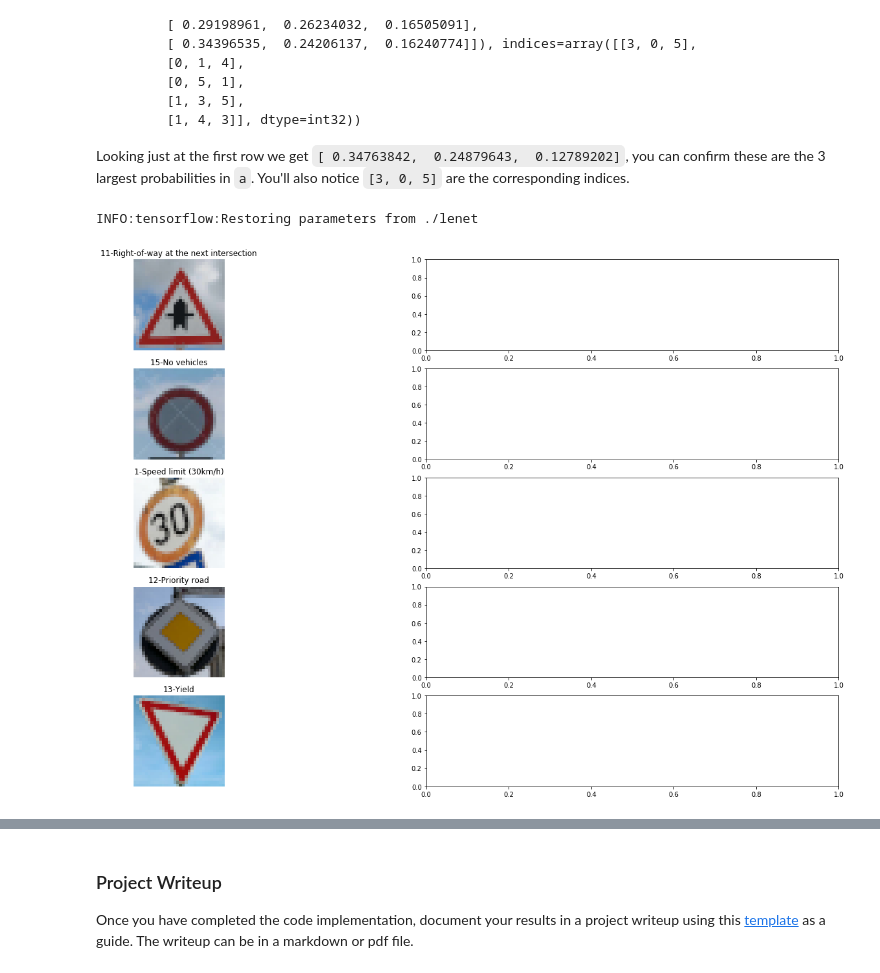
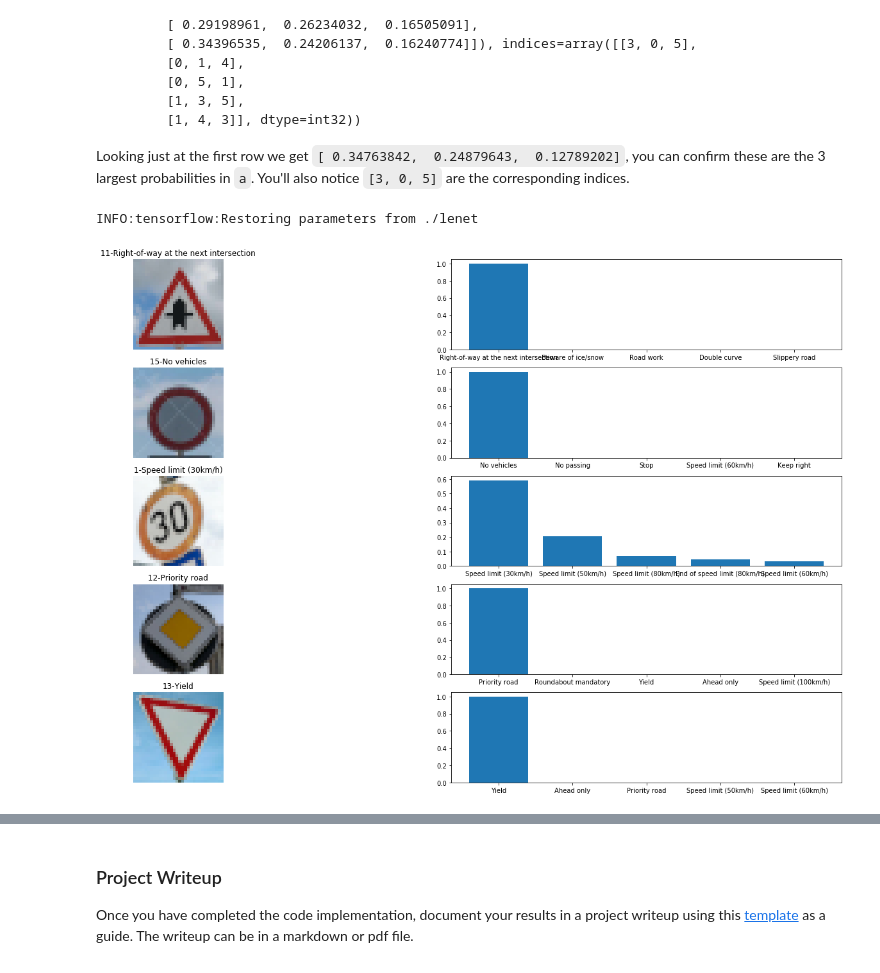
Before and after one commit to heikoschmidt1187/CarND-Traffic-Sign-Classifier-Project, a Jupyter notebook: Traffic_Sign_Classifier.ipynb, the cells around one changed output, grey strips where cells are left out. Drawn from its saved outputs; the diff is of its cells as text; code cells hidden in the pictures.

```diff
--- a/Traffic_Sign_Classifier.ipynb
+++ b/Traffic_Sign_Classifier.ipynb
@@ -148,10 +148,10 @@ plt.show()
 # show 20 random images from the training set to get an idea how the images look
 import random
 
-fig, ax = plt.subplots(4, 5, figsize=(20, 10))
+fig, ax = plt.subplots(5, 5, figsize=(20, 10))
 ax = ax.ravel()
 
-for i in range(20):
+for i in range(25):
     ind = random.randint(0, len(X_train))
     ax[i].axis('off')
     ax[i].imshow(X_train[ind])
@@ -279,7 +279,7 @@ def LeNet(x):
     fc3_b = tf.Variable(tf.zeros(43))
     logits = tf.matmul(fc2, fc3_W) + fc3_b
 
-    return logits
+    return logits, conv1, conv2
 # %%
 # placeholders for batch images
 # Training_01 x = tf.placeholder(tf.float32, (None, 32, 32, 3))
@@ -298,7 +298,7 @@ sets imply underfitting. A high accuracy on the training set but low accuracy on
 # learning rate as hyperparameter
 rate = 0.0005
 
-logits = LeNet(x)
+logits, conv1, conv2 = LeNet(x)
 
 # calculate the cross entropy via softmax
 cross_entropy = tf.nn.softmax_cross_entropy_with_logits(labels=one_hot_y, logits=logits)
@@ -646,31 +629,30 @@ Looking just at the first row we get `[ 0.34763842,  0.24879643,  0.12789202]`,
 # %%
 ### Print out the top five softmax probabilities for the predictions on the German traffic sign images found on the web.
 ### Feel free to use as many code cells as needed.
 
 # top five softmax for web images
 logits_softmax = tf.nn.softmax(logits)
 top_five_k = tf.nn.top_k(logits_softmax, 5)
 
 with tf.Session() as sess:
     saver.restore(sess, tf.train.latest_checkpoint('.'))
     top_k = sess.run(top_five_k, feed_dict={x: preprocessed_web, keep_prob: 1.0})
 
     # show the images
     fig, ax = plt.subplots(5, 2, figsize=(24, 15))
-    fig.subplots_adjust(hspace = .2, wspace=.1)
     ax = ax.ravel()
 
     i = 0
     for row in range(5):
         ax[i].axis('off')
         ax[i].imshow(X_web[row])
         ax[i].set_title(str(y_web[row]) + "-" + class_name_map[y_web[row]])
         i = i + 1
         labs = []
         for ind in top_k.indices[row]:
             labs.append(class_name_map[ind])
-        axs[i].barh(labs, top_k.values[row])
+        ax[i].bar(labs, top_k.values[row])
         i = i + 1
 # %% [output]
 INFO:tensorflow:Restoring parameters from ./lenet
-[figure, old version]
+[figure, new version]
```
Also changed, not shown: parts of 10 cells of this notebook, 5 other files.
